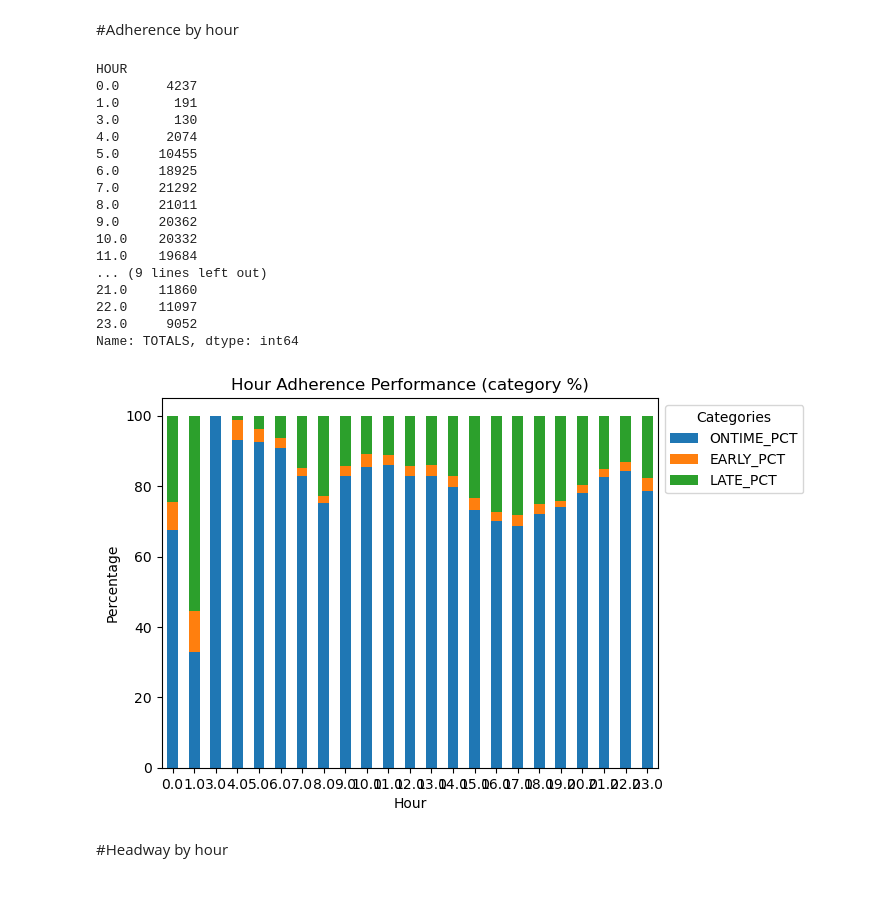
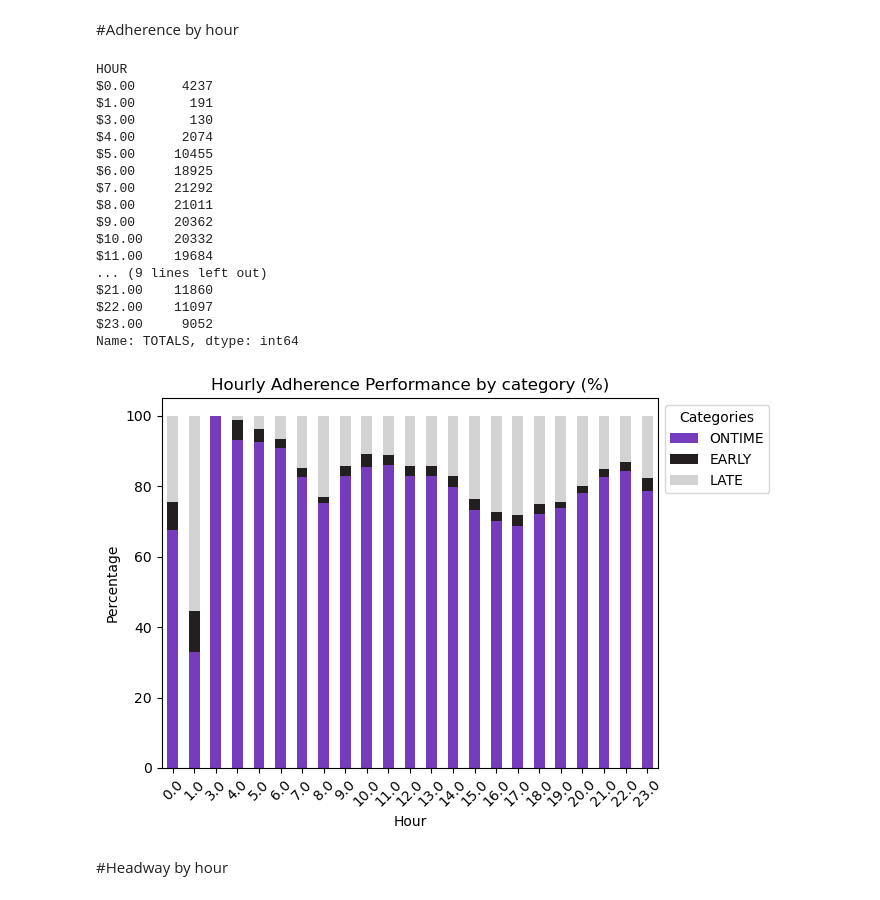
Before and after one commit to NSS-Data-Analytics-Cohort-11/wego-caesars-legion, a Jupyter notebook: notebooks/WeGo Data Introduction.ipynb, the cells around one changed output. Saved outputs shown, nothing was run; the diff lists cells and outputs as text; code cells hidden in the pictures.

```diff
--- a/notebooks/WeGo Data Introduction.ipynb
+++ b/notebooks/WeGo Data Introduction.ipynb
@@ -233,6 +233,13 @@ total_trips = len(wego)
 total_trips
 # %% [output]
 350329
+# %%
+#remove all zero values
+wego = wego.loc[(wego['ADJUSTED_ONTIME_COUNT'] == 1)
+        |
+        (wego['ADJUSTED_EARLY_COUNT'] == 1)
+        |
+        (wego['ADJUSTED_LATE_COUNT'] == 1)]
 # %%
 on_time_performance = wego['ADJUSTED_ONTIME_COUNT'].sum()/total_trips*100
 # %%
@@ -326,6 +333,11 @@ wego.describe()
 # %%
 adherence_mean = wego['ADHERENCE'].mean()
 adherence_std = wego['ADHERENCE'].std()
+# %%
+#define the color
+purple = (0.459, 0.235, 0.745)
+gray = (0.827, 0.827, 0.827)
+black = (0.137, 0.122, 0.125)
 # %%
 ax = (wego[wego['ADHERENCE'].between(adherence_mean - adherence_std*3,
                                    adherence_mean + adherence_std*3,
@@ -886,21 +912,21 @@ total_hours['TOTALS'] = total_hours.sum(axis=1)
 total_hours['TOTALS']
 # %% [output]
 HOUR
-0.0      4237
-1.0       191
-3.0       130
-4.0      2074
-5.0     10455
-6.0     18925
-7.0     21292
-8.0     21011
-9.0     20362
-10.0    20332
-11.0    19684
+$0.00      4237
+$1.00       191
+$3.00       130
+$4.00      2074
+$5.00     10455
+$6.00     18925
+$7.00     21292
+$8.00     21011
+$9.00     20362
+$10.00    20332
+$11.00    19684
 ... (9 lines left out)
-21.0    11860
-22.0    11097
-23.0     9052
+$21.00    11860
+$22.00    11097
+$23.00     9052
 Name: TOTALS, dtype: int64
 # %%
 # Create new percentage column for each category
@@ -910,14 +936,17 @@ total_hours.loc[:, 'LATE_PCT'] = total_hours['ADJUSTED_LATE_COUNT'] / total_hour
 # %%
 # Hour Adherence graph
 ax = (total_hours[['ONTIME_PCT', 'EARLY_PCT', 'LATE_PCT']]
-).plot(kind='bar', stacked=True)
-ax.set(title = 'Hour Adherence Performance (category %)',
+).plot(kind='bar', stacked=True, color=[purple,black,gray])
+ax.set(title = 'Hourly Adherence Performance by category (%)',
         xlabel = 'Hour',
        ylabel = 'Percentage')
-ax.legend(bbox_to_anchor=(1, 1), title='Categories')
-ax.tick_params(axis='x', rotation=0)
+ax.legend(bbox_to_anchor=(1, 1), title='Categories', labels =  ['ONTIME', 'EARLY', 'LATE'])
+
+ax.tick_params(axis='x', rotation=45)
+
+plt.show()
 # %% [output]
-[figure, old version]
+[figure, new version]
 # %% [markdown]
 #Headway by hour
 # %%
```
Also changed, not shown: parts of 68 cells of this notebook.
